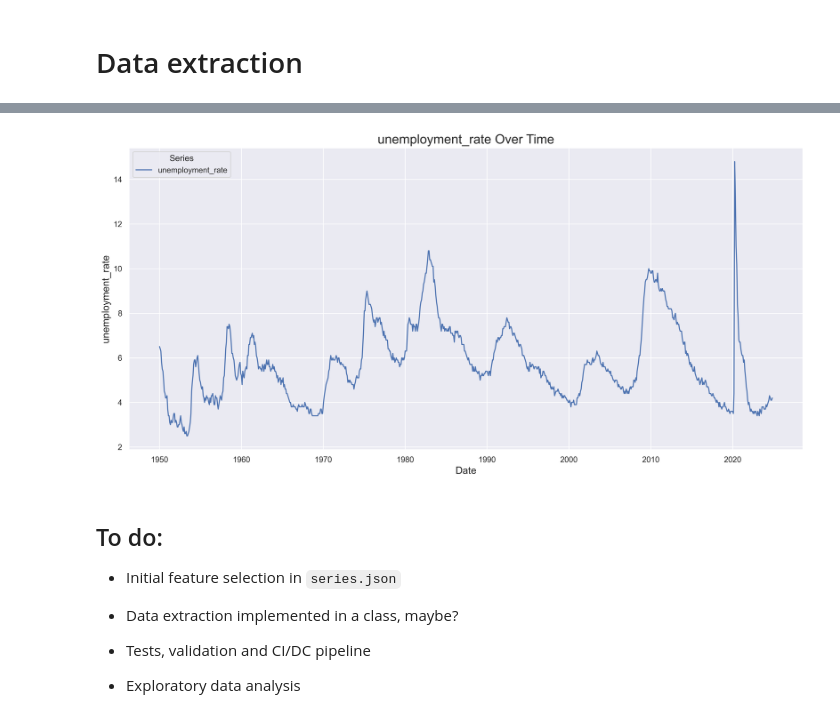
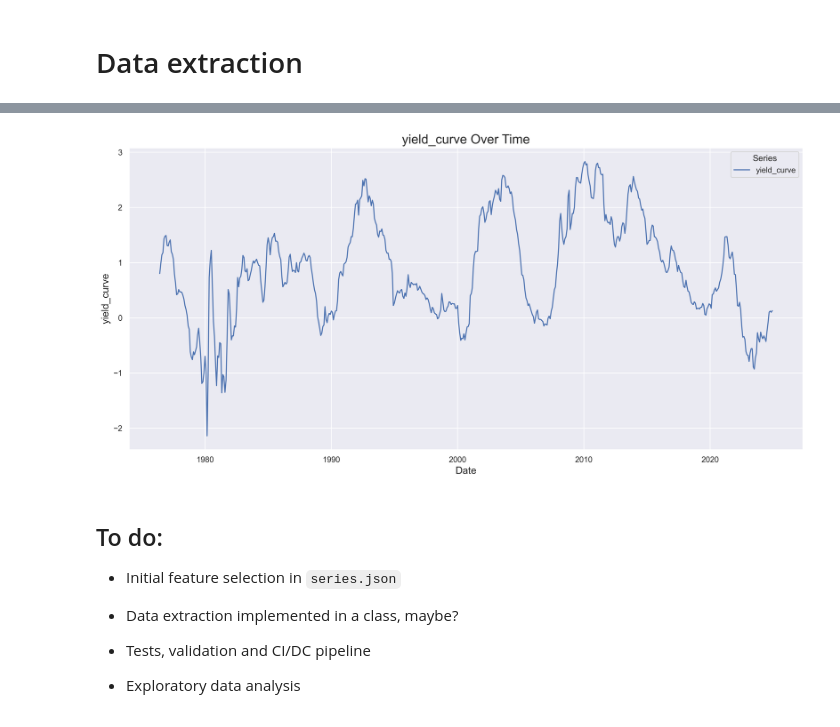
Before and after one commit to gafnts/macro-forescasts, a Jupyter notebook: src/extraction.ipynb, the cells around one changed output, grey strips where cells are left out. Saved outputs shown, nothing was run; the diff lists cells and outputs as text; code cells hidden in the pictures.

```diff
--- a/src/extraction.ipynb
+++ b/src/extraction.ipynb
@@ -43,20 +43,20 @@ df.tail(n)
 # %%
 plt.figure(figsize=(14, 7), dpi=300)
 
-series = "unemployment_rate"
+series = "yield_curve"
 
 sns.set_theme(style="darkgrid")
 sns.lineplot(data=df, x="date", y=series, label=series)
 
 plt.title(f"{series} Over Time", fontsize=18)
 plt.xlabel("Date", fontsize=14)
 plt.ylabel(series, fontsize=14)
 plt.legend(title="Series")
 plt.tight_layout()
 
 plt.show()
 # %% [output]
-[figure, old version]
+[figure, new version]
 # %% [markdown]
 ## To do:
 
```
Also changed, not shown: parts of 1 cell of this notebook, 5 other files.
